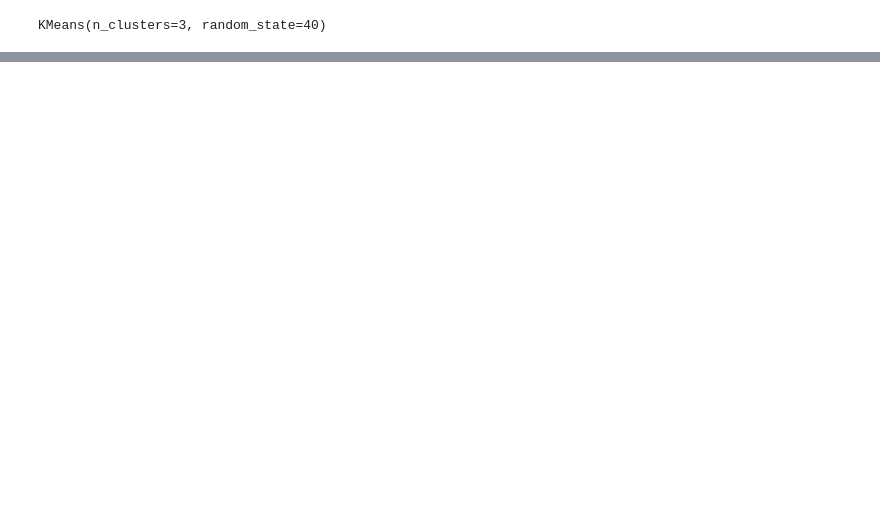
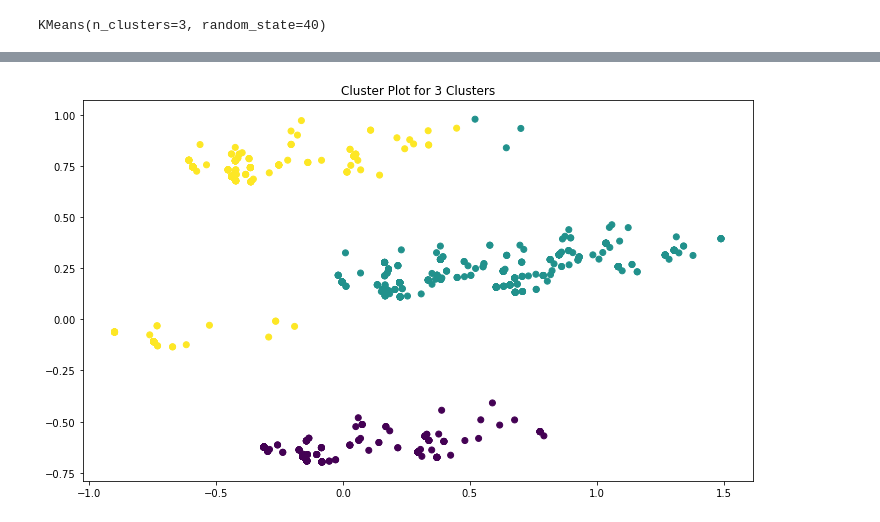
Before and after one commit to Abhishek768/NetflixCaseStudy, a Jupyter notebook: Netflix.ipynb, the cells around one changed output, grey strips where cells are left out. Drawn from its saved outputs; the diff is of its cells as text; code cells hidden in the pictures; blank space fills up the shorter version.

```diff
--- a/Netflix.ipynb
+++ b/Netflix.ipynb
@@ -195,3 +185,12 @@ sil
+# %%
+pca_2 = PCA(2)
+plot_columns = pca_2.fit_transform(num_df)
+plt.figure(figsize=(12,7))
+plt.scatter(x=plot_columns[:,1], y=plot_columns[:,0], c=KMeans(n_clusters=3, random_state=40).fit(num_df).labels_)
+plt.title('Cluster Plot for 3 Clusters')
+plt.show()
+# %% [output]
+[figure, added]
 # %%
 num_df['n_clusters(KMeans)'] = clusters
 # %%
```
Also changed, not shown: parts of 11 cells of this notebook, 1 other file.
